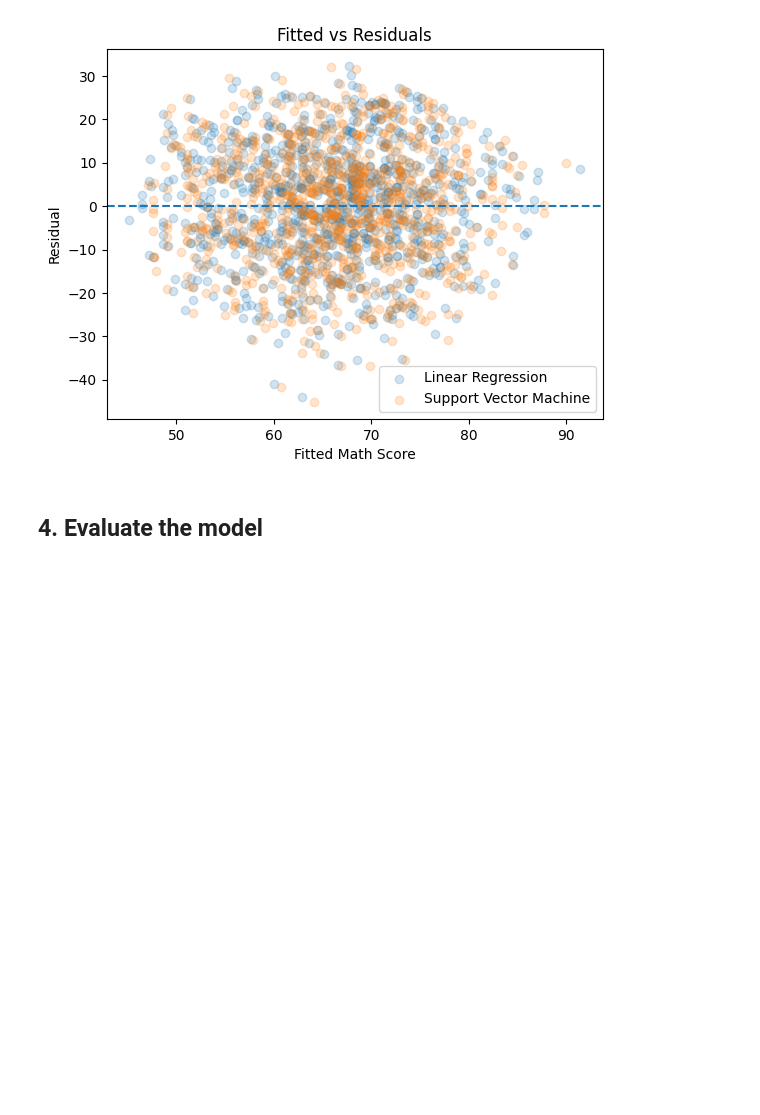
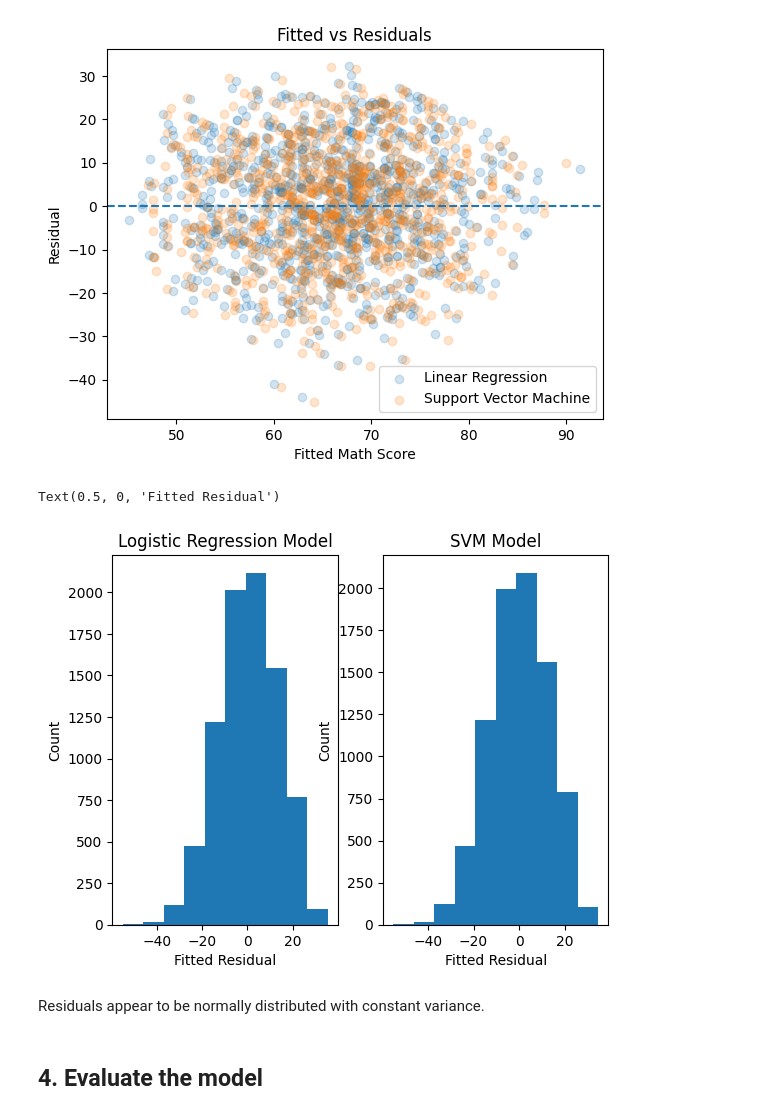
Before and after one commit to aguo921/2023-Phase-2, a Jupyter notebook: data-science/2. Training and Evaluation/part2-submission-regression.ipynb, the cells around one changed output. Cells and saved outputs as stored; diff of their text form; code cells hidden in the pictures; blank space fills up the shorter version.

```diff
--- a/data-science/2. Training and Evaluation/part2-submission-regression.ipynb
+++ b/data-science/2. Training and Evaluation/part2-submission-regression.ipynb
@@ -123,11 +140,14 @@ fig.tight_layout()
 # Number of samples to plot
 n = 1000
 
+lr_residuals = y_test - lr_predictions
+svm_residuals = y_test - svm_predictions
+
 # Plot the fitted vs residual values for the linear regression model
-plt.scatter(lr_predictions[:n], (y_test-lr_predictions)[:n], alpha=0.2)
+plt.scatter(lr_predictions[:n], lr_residuals[:n], alpha=0.2)
 
 # Plot the fitted vs residual values for the support vector machine model
-plt.scatter(svm_predictions[:n], (y_test-svm_predictions)[:n], alpha=0.2)
+plt.scatter(svm_predictions[:n], svm_residuals[:n], alpha=0.2)
 
 # Plot horizontal line at zero
 plt.axhline(linestyle="--")
@@ -140,6 +160,23 @@ plt.legend(["Linear Regression", "Support Vector Machine"])
 # %% [output]
 <matplotlib.legend.Legend at 0x...>
 [figure]
+# %%
+fig, (ax1, ax2) = plt.subplots(ncols=2)
+
+ax1.hist(lr_residuals)
+ax1.set_title("Logistic Regression Model")
+ax1.set_ylabel("Count")
+ax1.set_xlabel("Fitted Residual")
+
+ax2.hist(svm_residuals)
+ax2.set_title("SVM Model")
+ax2.set_ylabel("Count")
+ax2.set_xlabel("Fitted Residual")
+# %% [output]
+Text(0.5, 0, 'Fitted Residual')
+[figure, added]
+# %% [markdown]
+Residuals appear to be normally distributed with constant variance.
 # %% [markdown]
 ## 4. Evaluate the model
 # %% [markdown]
```
Also changed, not shown: parts of 16 cells of this notebook, 2 other files.
